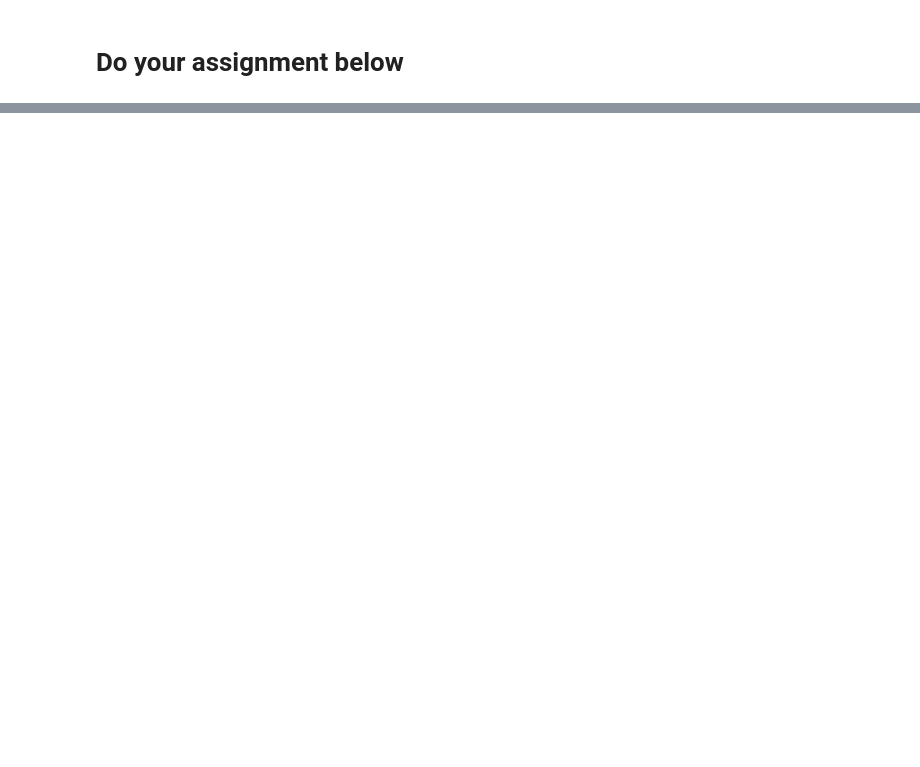
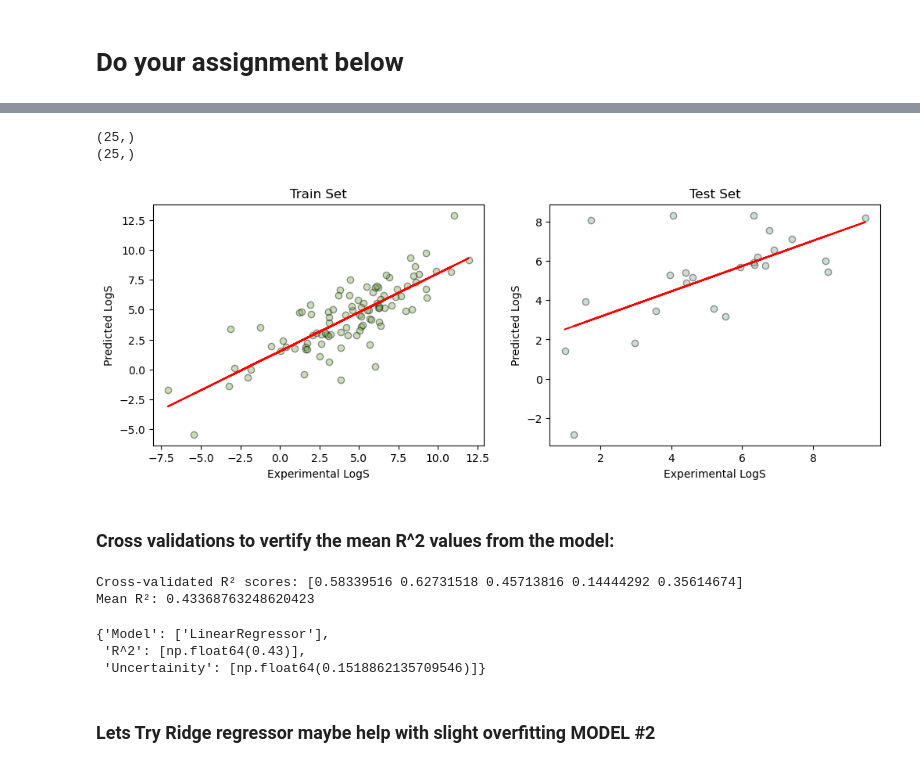
Before and after one commit to stevenayoub/Drug_computing, a Jupyter notebook: uci-pharmsci/assignments/solubility/physprops_solubility.ipynb, the cells around one changed output, grey strips where cells are left out. Cells and saved outputs as stored; diff of their text form; code cells hidden in the pictures; blank space fills up the shorter version.

```diff
--- a/uci-pharmsci/assignments/solubility/physprops_solubility.ipynb
+++ b/uci-pharmsci/assignments/solubility/physprops_solubility.ipynb
@@ -596,0 +1038,3 @@ For mw+hydration model test, Kendall tau is 0.37, RMS error is 2.61, and Rsquare
+# %%
+from sklearn.model_selection import train_test_split
+X_train, X_test, Y_train, Y_test = train_test_split(X, Y, test_size=0.2, random_state=42)
@@ -596,0 +1059,5 @@ For mw+hydration model test, Kendall tau is 0.37, RMS error is 2.61, and Rsquare
+# %%
+from sklearn import linear_model
+from sklearn.metrics import mean_squared_error, r2_score, mean_absolute_error
+regr = linear_model.LinearRegression()
+regr.fit(X_train, Y_train)
@@ -596,0 +1066,2 @@ For mw+hydration model test, Kendall tau is 0.37, RMS error is 2.61, and Rsquare
+# %%
+Y_pred_train = regr.predict(X_train)
@@ -596,0 +1117,2 @@ For mw+hydration model test, Kendall tau is 0.37, RMS error is 2.61, and Rsquare
+# %%
+Y_pred_test = regr.predict(X_test)
@@ -596,0 +1149,62 @@ For mw+hydration model test, Kendall tau is 0.37, RMS error is 2.61, and Rsquare
+# %%
+print(Y_test.shape)
+print(Y_pred_test.shape)
+# %% [output]
+(25,)
+(25,)
+# %%
+plt.figure(figsize=(12,4))
+
+# Plot 1 (Y_train vs. Y_train_pred)
+plt.subplot(1,2,1)
+plt.scatter(Y_train, Y_pred_train, c="#7CAE50", alpha=0.4, edgecolor="black")
+z_train = np.polyfit(Y_train, Y_pred_train, 1)
+p_train = np.poly1d(z_train)
+plt.plot(Y_train, p_train(Y_train), "-r")
+plt.ylabel('Predicted LogS')
+plt.xlabel('Experimental LogS')
+plt.title("Train Set")
+
+# Plot 2 (Y_test vs. Y_pred)
+plt.subplot(1,2,2)
+plt.scatter(Y_test, Y_pred_test, c="#7CAE99", alpha=0.4, edgecolor="black")
+z_test = np.polyfit(Y_test, Y_pred_test, 1)
+p_test = np.poly1d(z_test)
+plt.plot(Y_test, p_test(Y_test), "r")
+plt.ylabel('Predicted LogS')
+plt.xlabel('Experimental LogS')
+plt.title("Test Set")
+
+plt.show()
+# %% [output]
+[figure, added]
+# %% [markdown]
+### Cross validations to vertify the mean R^2 values from the model:
+# %%
+from sklearn.model_selection import cross_val_score
+import numpy as np
+
+# 5-fold cross-validation
+cv_scores = cross_val_score(regr, X, Y, cv=5, scoring='r2')
+print("Cross-validated R² scores:", cv_scores)
+print("Mean R²:", np.mean(cv_scores))
+
+k = 5
+# Compute mean and standard deviation of R² scores
+mean_r2 = np.mean(cv_scores)
+std_r2 = np.std(cv_scores)
+confidence_interval = 1.96 * (std_r2 / np.sqrt(k))
+
+R_squard_results['Model'].append('LinearRegressor')
+R_squard_results['R^2'].append(round(mean_r2,2))
+R_squard_results['Uncertainity'].append(confidence_interval)
+
+R_squard_results
+# %% [output]
+Cross-validated R² scores: [0.58339516 0.62731518 0.45713816 0.14444292 0.35614674]
+Mean R²: 0.43368763248620423
+{'Model': ['LinearRegressor'],
+ 'R^2': [np.float64(0.43)],
+ 'Uncertainity': [np.float64(0.1518862135709546)]}
+# %% [markdown]
+### Lets Try Ridge regressor maybe help with slight overfitting  MODEL #2
```
Also changed, not shown: parts of 71 cells of this notebook, 1 other file.
